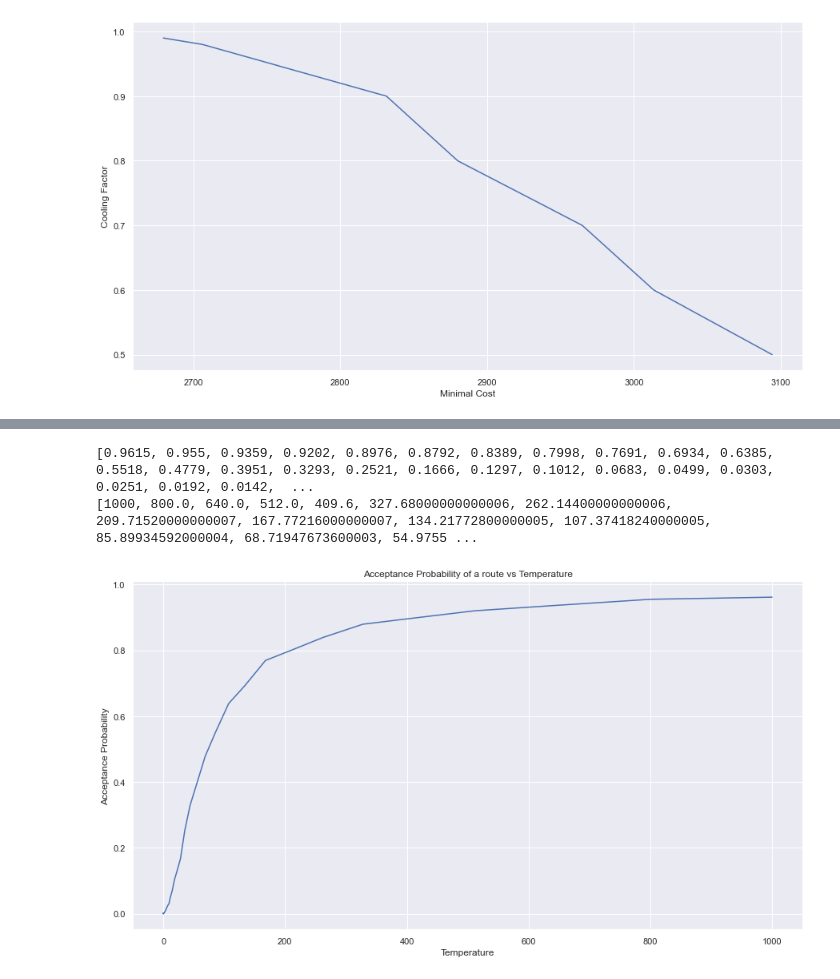
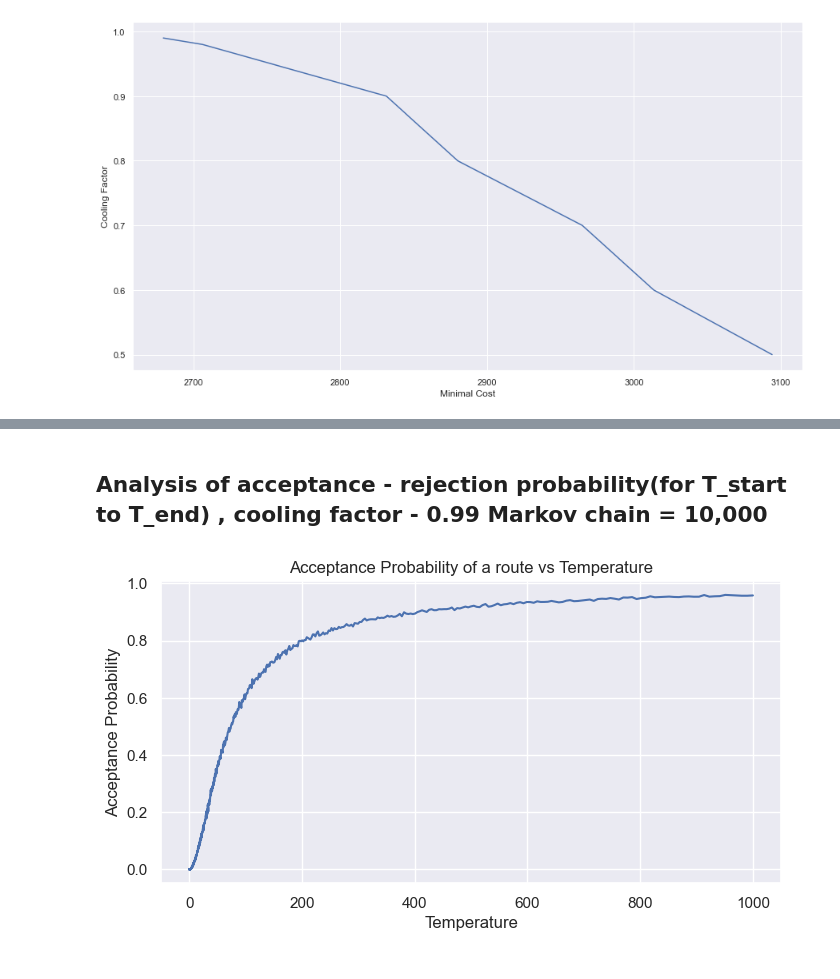
Before and after one commit to MbBrainz/StochasticSimulation-group19, a Jupyter notebook: Assignment3/Simulated_Annealing_Cooling_factor_Geometric.ipynb, the cells around one changed output, grey strips where cells are left out. Saved outputs shown, nothing was run; the diff lists cells and outputs as text; code cells hidden in the pictures.

```diff
--- a/Assignment3/Simulated_Annealing_Cooling_factor.ipynb
+++ b/Assignment3/Simulated_Annealing_Cooling_factor_Geometric.ipynb
@@ -334,33 +186,2 @@ def comp_shortest_path_accept_reject(T_start, T_end, cooling_factor, nMarkov, co
-# %%
-T_start = 1000
-T_end = 0.005
-cooling_factor = 0.8
-nMarkov = 10000
-num_simulations = 10
-
-coords = read_tsp_file("TSP-Configurations/a280.tsp")
-dataset = "a280"
-
-
-
-
-itr, min_cost, optimal_list_cities,local_minima_arr,acceptance_probability,temperature_range = comp_shortest_path_accept_reject(T_start, T_end, cooling_factor, nMarkov, coords, dataset=dataset, save_data=False)
-# %%
-print(acceptance_probability)
-print(temperature_range)
-# %% [output]
-[0.9615, 0.955, 0.9359, 0.9202, 0.8976, 0.8792, 0.8389, 0.7998, 0.7691, 0.6934, 0.6385, 0.5518, 0.4779, 0.3951, 0.3293, 0.2521, 0.1666, 0.1297, 0.1012, 0.0683, 0.0499, 0.0303, 0.0251, 0.0192, 0.0142,  ...
-[1000, 800.0, 640.0, 512.0, 409.6, 327.68000000000006, 262.14400000000006, 209.71520000000007, 167.77216000000007, 134.21772800000005, 107.37418240000005, 85.89934592000004, 68.71947673600003, 54.9755 ...
-# %%
-import matplotlib.pyplot as plt
-
-xdata = temperature_range
-ydata = acceptance_probability
-
-plt.plot(xdata,ydata)
-plt.title("Acceptance Probability of a route vs Temperature")
-plt.xlabel("Temperature")
-plt.ylabel("Acceptance Probability")
-plt.show()
-# %% [output]
-[figure, removed]
+# %% [markdown]
+## Analysis of acceptance - rejection probability(for T_start to T_end) , cooling factor - 0.99 Markov chain = 10,000
@@ -366,0 +281,32 @@ plt.show()
+# %%
+import matplotlib.pyplot as plt
+
+from matplotlib.pyplot import figure
+
+figure(figsize=(8, 4), dpi=100)
+
+T_start = 1000
+T_end = 0.005
+cooling_factor_arr = [0.99]
+nMarkov = 10000
+num_simulations = 10
+
+coords = read_tsp_file("TSP-Configurations/a280.tsp")
+dataset = "a280"
+acceptance_probability_arr = []
+
+for cooling_factor in cooling_factor_arr:
+
+    itr, min_cost, optimal_list_cities,local_minima_arr,acceptance_probability,temperature_range = comp_shortest_path_accept_reject(T_start, T_end, cooling_factor, nMarkov, coords, dataset=dataset, save_data=False)
+    acceptance_probability_arr.append(acceptance_probability)
+    xdata = temperature_range
+    ydata = acceptance_probability
+
+    plt.plot(xdata,ydata,label=cooling_factor)
+
+plt.title("Acceptance Probability of a route vs Temperature")
+plt.xlabel("Temperature")
+plt.ylabel("Acceptance Probability")
+plt.show()
+# %% [output]
+[figure, added]
```
Also changed, not shown: parts of 9 cells of this notebook, 10 other files.
